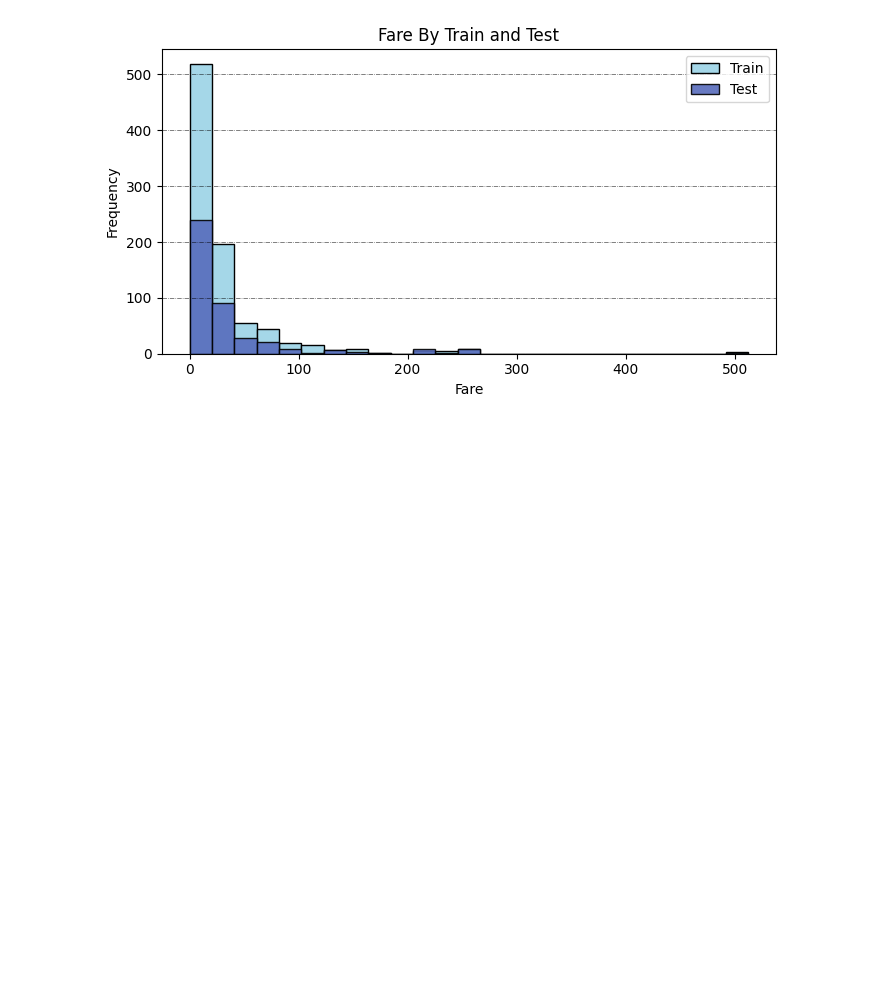
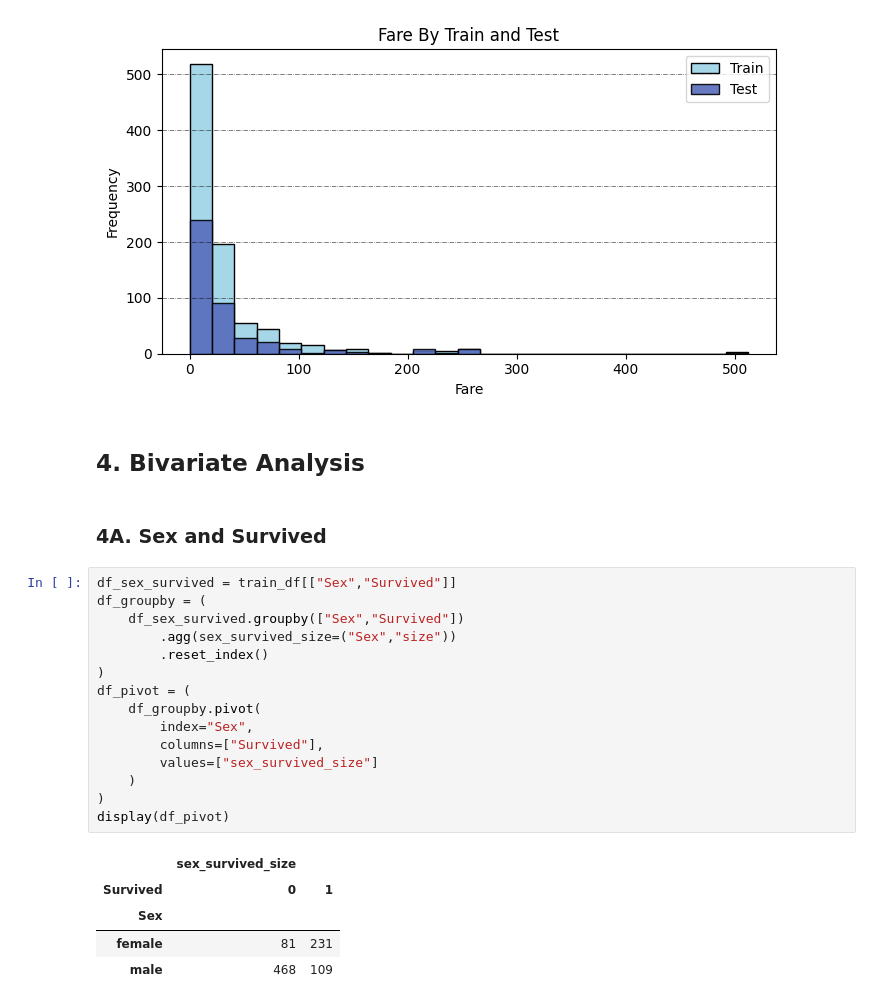
Before and after one commit to powernusa/titanic-eda, a Jupyter notebook: titanic_eda.ipynb, the cells around one changed output. Cells and saved outputs as stored; diff of their text form; blank space fills up the shorter version.

```diff
--- a/titanic_eda.ipynb
+++ b/titanic_eda.ipynb
@@ -332,3 +332,28 @@ plt,_,_ = plot_hist_hue(all_df,feature="Fare",hue="set",
               title=title,legend_labels=labels)
 # %% [output]
 [figure]
+# %% [markdown]
+## 4. Bivariate Analysis
+# %% [markdown]
+### 4A. Sex and Survived
+# %%
+df_sex_survived = train_df[["Sex","Survived"]]
+df_groupby = (
+    df_sex_survived.groupby(["Sex","Survived"])
+        .agg(sex_survived_size=("Sex","size"))
+        .reset_index()
+)
+df_pivot = (
+    df_groupby.pivot(
+        index="Sex",
+        columns=["Survived"],
+        values=["sex_survived_size"]
+    )
+)
+display(df_pivot)
+# %% [output]
+|  | sex_survived_size |  |
+| Survived | 0 | 1 |
+| Sex |  |  |
+| female | 81 | 231 |
+| male | 468 | 109 |
```
Also changed, not shown: parts of 2 cells of this notebook.
